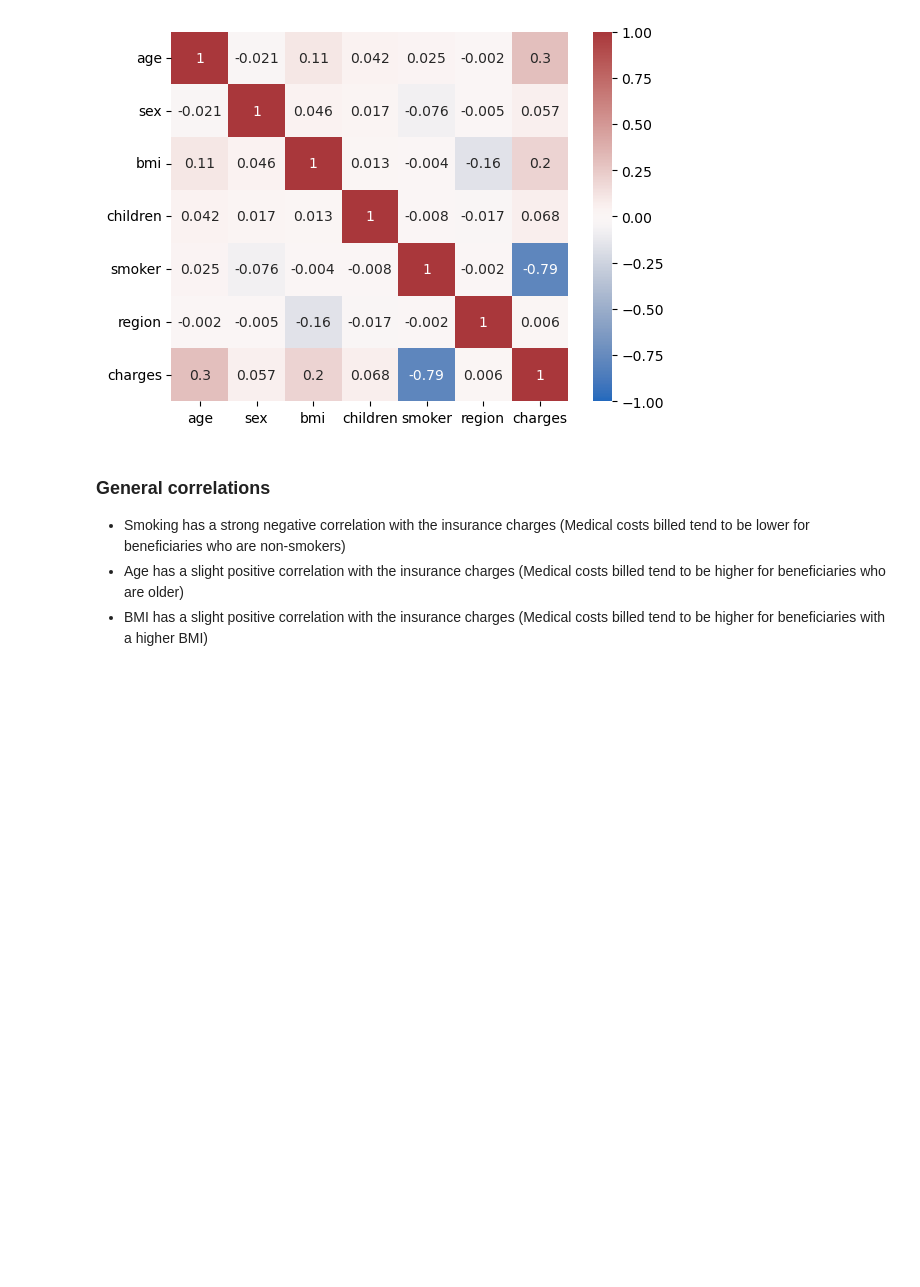
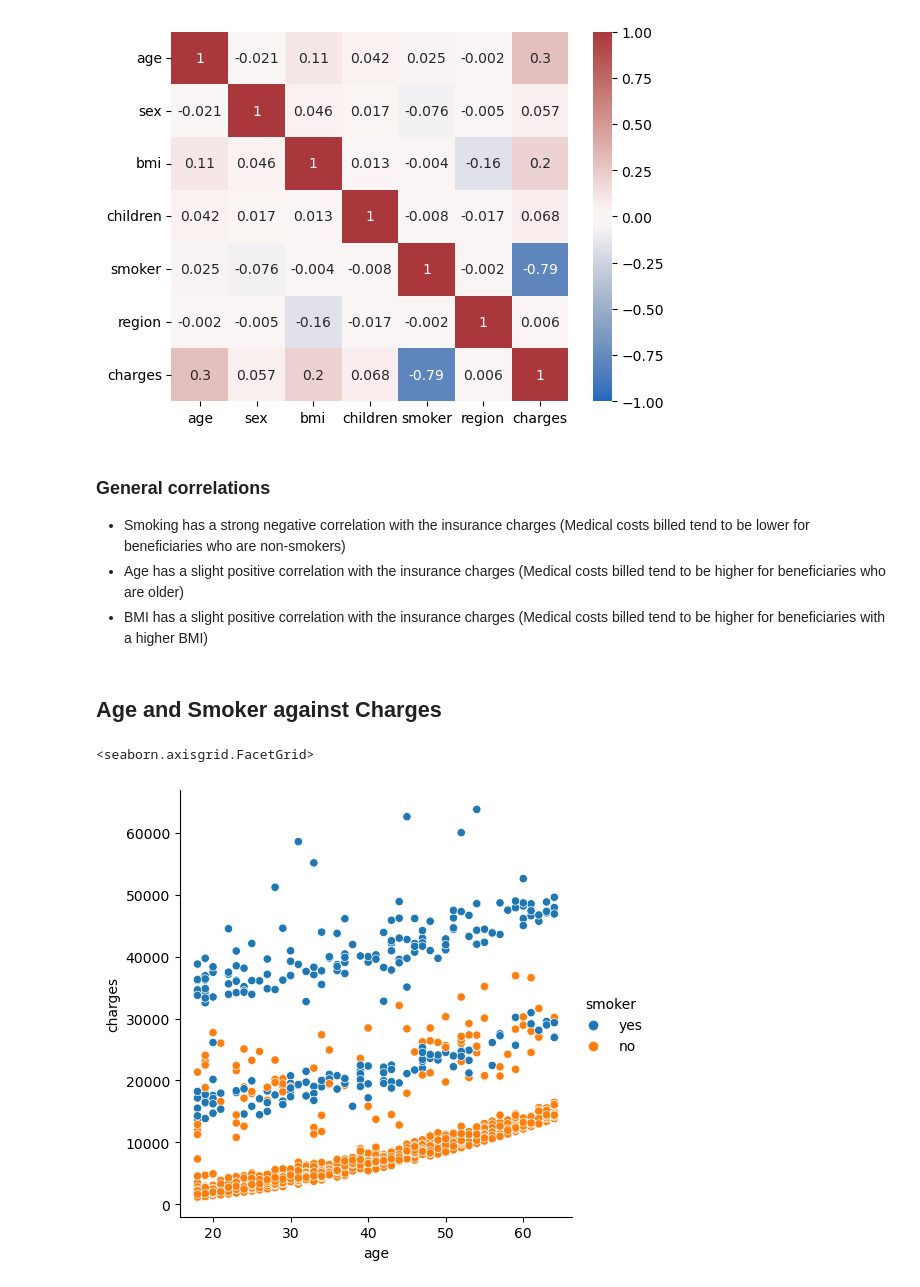
Before and after one commit to ubco-W2022T1-cosc301/project-group21, a Jupyter notebook: notebooks/analysis1a.ipynb, the cells around one changed output. Saved outputs shown, nothing was run; the diff lists cells and outputs as text; code cells hidden in the pictures; blank space fills up the shorter version.

```diff
--- a/notebooks/analysis1a.ipynb
+++ b/notebooks/analysis1a.ipynb
@@ -135,3 +122,10 @@ charges   0.299  0.057  0.198     0.068  -0.787   0.006    1.000
 - Smoking has a strong negative correlation with the insurance charges (Medical costs billed tend to be lower for beneficiaries who are non-smokers)
 - Age has a slight positive correlation with the insurance charges (Medical costs billed tend to be higher for beneficiaries who are older)
 - BMI has a slight positive correlation with the insurance charges (Medical costs billed tend to be higher for beneficiaries with a higher BMI)
+# %% [markdown]
+## Age and Smoker against Charges
+# %%
+sns.relplot(x = 'age', y = 'charges', hue = 'smoker', data = df)
+# %% [output]
+<seaborn.axisgrid.FacetGrid>
+[figure, added]
```
Also changed, not shown: parts of 8 cells of this notebook, 1 other file.
